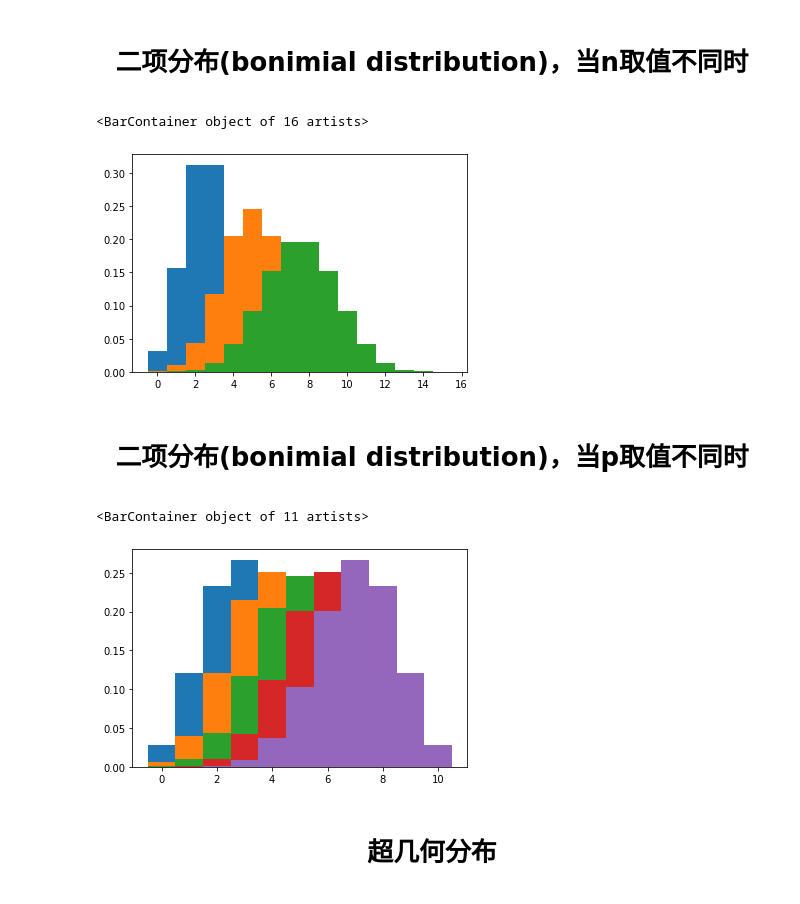
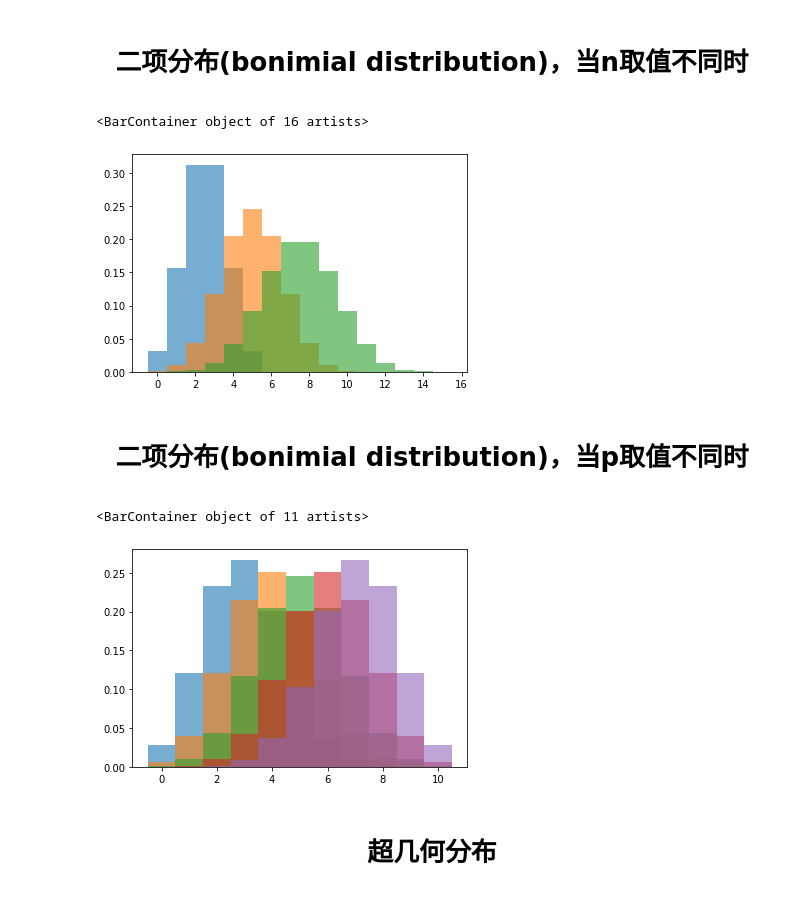
Before and after one commit to Utenna/PyBayesian, a Jupyter notebook: Notebooks/Lecture3_pt2.ipynb, the cells around one changed output. Saved outputs shown, nothing was run; the diff lists cells and outputs as text; code cells hidden in the pictures.

```diff
--- a/Notebooks/Lecture3_pt2.ipynb
+++ b/Notebooks/Lecture3_pt2.ipynb
@@ -150,7 +150,7 @@ n = 5
 
 prob = binom.pmf(k,n,p)
 
-plt.bar(k,prob,width=1)
+plt.bar(k,prob,width=1,alpha=0.6)
 
 # p=0.5, n=10
 
@@ -160,7 +160,7 @@ n = 10
 
 prob = binom.pmf(k,n,p)
 
-plt.bar(k,prob,width=1)
+plt.bar(k,prob,width=1,alpha=0.6)
 
 # p=0.5, n=15
 
@@ -170,10 +170,10 @@ n = 15
 
 prob = binom.pmf(k,n,p)
 
-plt.bar(k,prob,width=1)
+plt.bar(k,prob,width=1,alpha=0.6)
 # %% [output]
 <BarContainer object of 16 artists>
-[figure, old version]
+[figure, new version]
 # %% [markdown]
 <div style="text-align: center;">
 
@@ -188,45 +188,45 @@ n = 10
 
 prob = binom.pmf(k,n,p)
 
-plt.bar(k,prob,width=1)
+plt.bar(k,prob,width=1,alpha=0.6)
 
 
 # p = 0.4, n=10
 p = 0.4
 k = np.linspace(0,10,11)
 n = 10
 
 prob = binom.pmf(k,n,p)
 
-plt.bar(k,prob,width=1)
+plt.bar(k,prob,width=1,alpha=0.6)
 
 # p = 0.5, n=10
 p = 0.5
 k = np.linspace(0,10,11)
 n = 10
 
 prob = binom.pmf(k,n,p)
 
-plt.bar(k,prob,width=1)
+plt.bar(k,prob,width=1,alpha=0.6)
 
 # p = 0.6, n=10
 p = 0.6
 k = np.linspace(0,10,11)
 n = 10
 
 prob = binom.pmf(k,n,p)
 
-plt.bar(k,prob,width=1)
+plt.bar(k,prob,width=1,alpha=0.6)
 p = 0.7
 k = np.linspace(0,10,11)
 n = 10
 
 prob = binom.pmf(k,n,p)
 
-plt.bar(k,prob,width=1)
+plt.bar(k,prob,width=1,alpha=0.6)
 # %% [output]
 <BarContainer object of 11 artists>
-[figure, old version]
+[figure, new version]
 # %% [markdown]
 <div style="text-align: center;">
 
```
Also changed, not shown: parts of 3 cells of this notebook.
